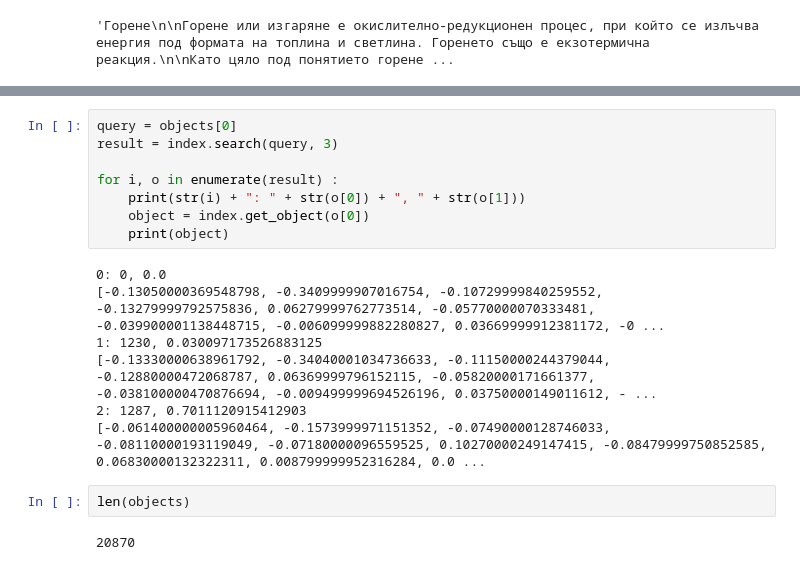
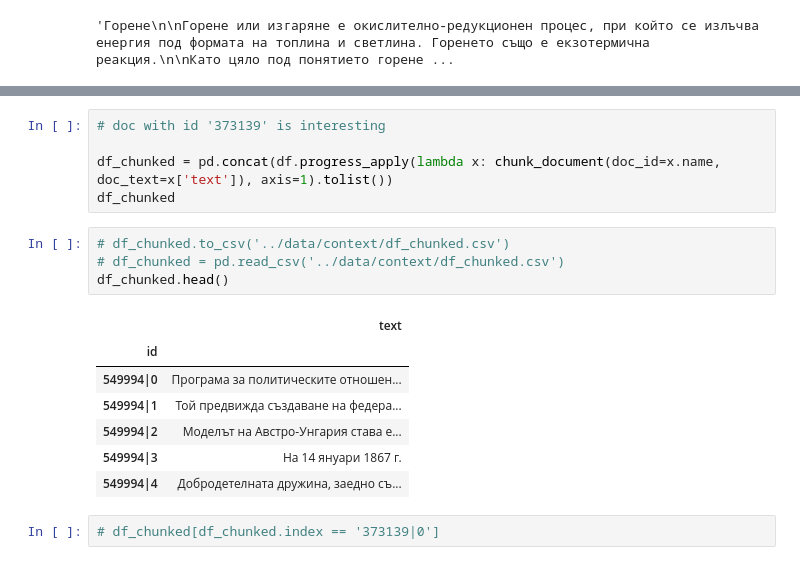
Before and after one commit to mhardalov/bg-reason-BERT, a Jupyter notebook: notebooks/retrieval-using-embeddings.ipynb, the cells around one changed output, grey strips where cells are left out. Cells and saved outputs as stored; diff of their text form.

```diff
--- a/notebooks/retrieval-using-embeddings.ipynb
+++ b/notebooks/retrieval-using-embeddings.ipynb
@@ -149,19 +100,19 @@ index.save()
-# %%
-query = objects[0]
-result = index.search(query, 3)
-
-for i, o in enumerate(result) :
-    print(str(i) + ": " + str(o[0]) + ", " + str(o[1]))
-    object = index.get_object(o[0])
-    print(object)
-# %% [output]
-0: 0, 0.0
-[-0.13050000369548798, -0.3409999907016754, -0.10729999840259552, -0.13279999792575836, 0.06279999762773514, -0.05770000070333481, -0.039900001138448715, -0.006099999882280827, 0.03669999912381172, -0 ...
-1: 1230, 0.030097173526883125
-[-0.13330000638961792, -0.34040001034736633, -0.11150000244379044, -0.12880000472068787, 0.06369999796152115, -0.05820000171661377, -0.038100000470876694, -0.009499999694526196, 0.03750000149011612, - ...
-2: 1287, 0.7011120915412903
-[-0.061400000005960464, -0.1573999971151352, -0.07490000128746033, -0.08110000193119049, -0.07180000096559525, 0.10270000249147415, -0.08479999750852585, 0.06830000132322311, 0.008799999952316284, 0.0 ...
-# %%
-len(objects)
-# %% [output]
-20870
+# %%
+# doc with id '373139' is interesting
+
+df_chunked = pd.concat(df.progress_apply(lambda x: chunk_document(doc_id=x.name, doc_text=x['text']), axis=1).tolist())
+df_chunked
+# %%
+# df_chunked.to_csv('../data/context/df_chunked.csv')
+# df_chunked = pd.read_csv('../data/context/df_chunked.csv')
+df_chunked.head()
+# %% [output]
+|  | text |
+| id |  |
+| 549994|0 | Програма за политическите отношен... |
+| 549994|1 | Той предвижда създаване на федера... |
+| 549994|2 | Моделът на Австро-Унгария става е... |
+| 549994|3 | На 14 януари 1867 г. |
+| 549994|4 | Добродетелната дружина, заедно съ... |
+# %%
+# df_chunked[df_chunked.index == '373139|0']
```
Also changed, not shown: parts of 33 cells of this notebook.
